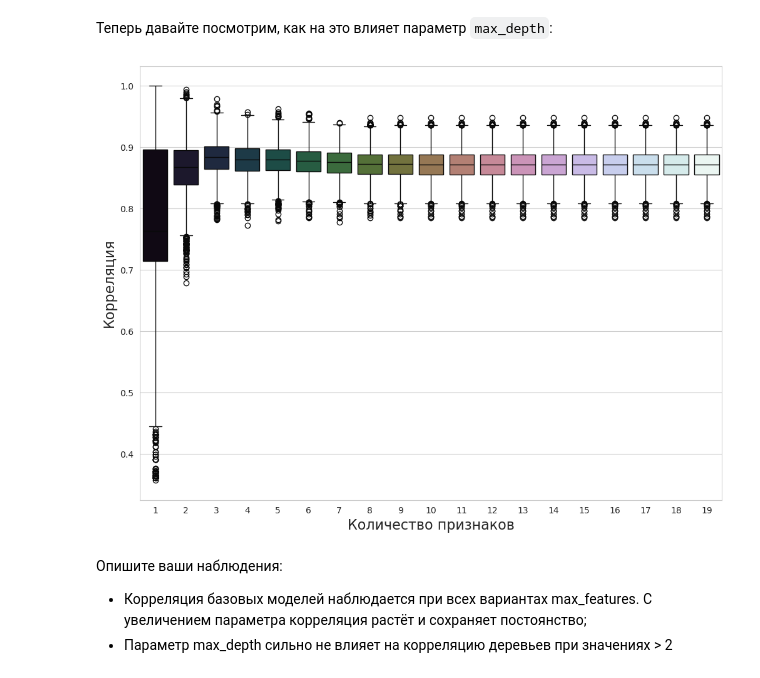
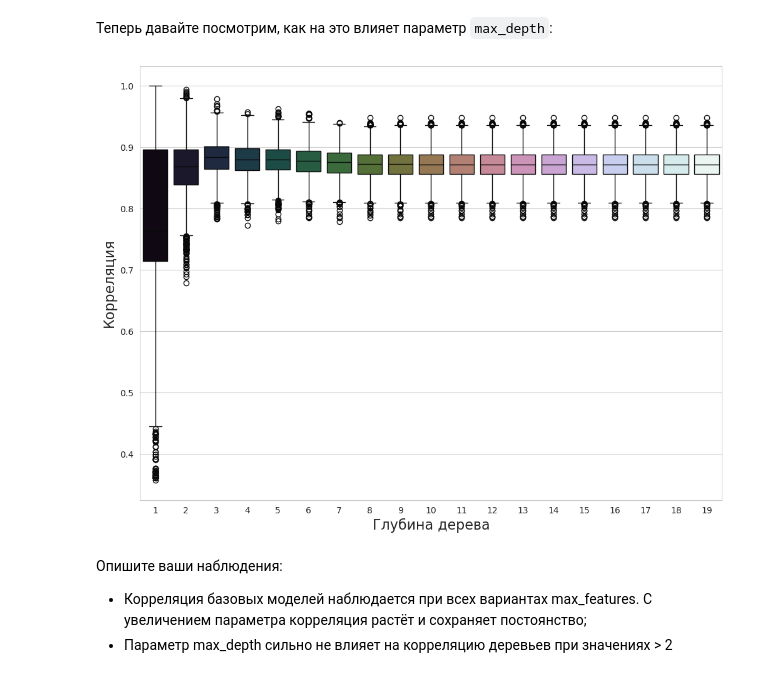
Before and after one commit to nekrasovadasha22/BI_ML_2024, a Jupyter notebook: HW5_Ensemles/code/Ensembles.ipynb, the cells around one changed output. Saved outputs shown, nothing was run; the diff lists cells and outputs as text; code cells hidden in the pictures.

```diff
--- a/HW5_Ensemles/Ensembles.ipynb
+++ b/HW5_Ensemles/code/Ensembles.ipynb
@@ -310,11 +310,11 @@ for i in n_depth:
     correlations_d += [base_model_pair_correlation(classf, X)]
 # %%
 sns.boxplot(x=np.repeat(n_depth, len(correlations_d[0])), y=np.concatenate(correlations_d), palette="cubehelix")
-plt.xlabel("Количество признаков", fontsize=16)
+plt.xlabel("Глубина дерева", fontsize=16)
 plt.ylabel("Корреляция", fontsize=16)
 plt.show()
 # %% [output]
-[figure, old version]
+[figure, new version]
 # %% [markdown]
 Опишите ваши наблюдения:
 
```
Also changed, not shown: 1 other file.
